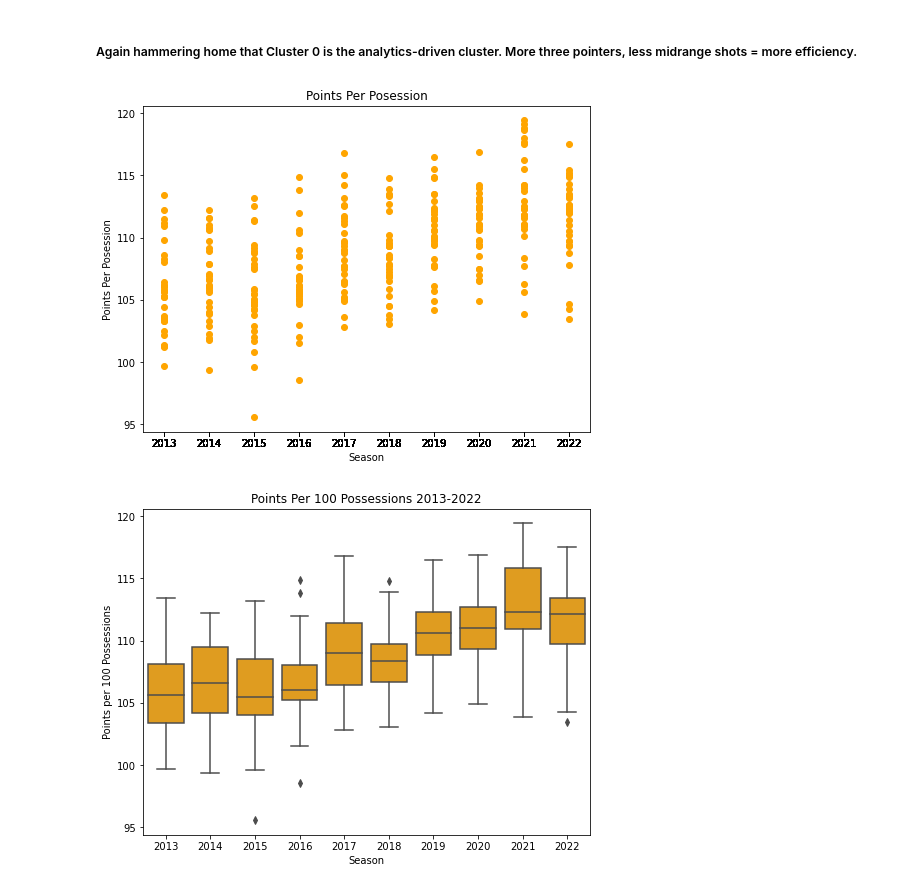
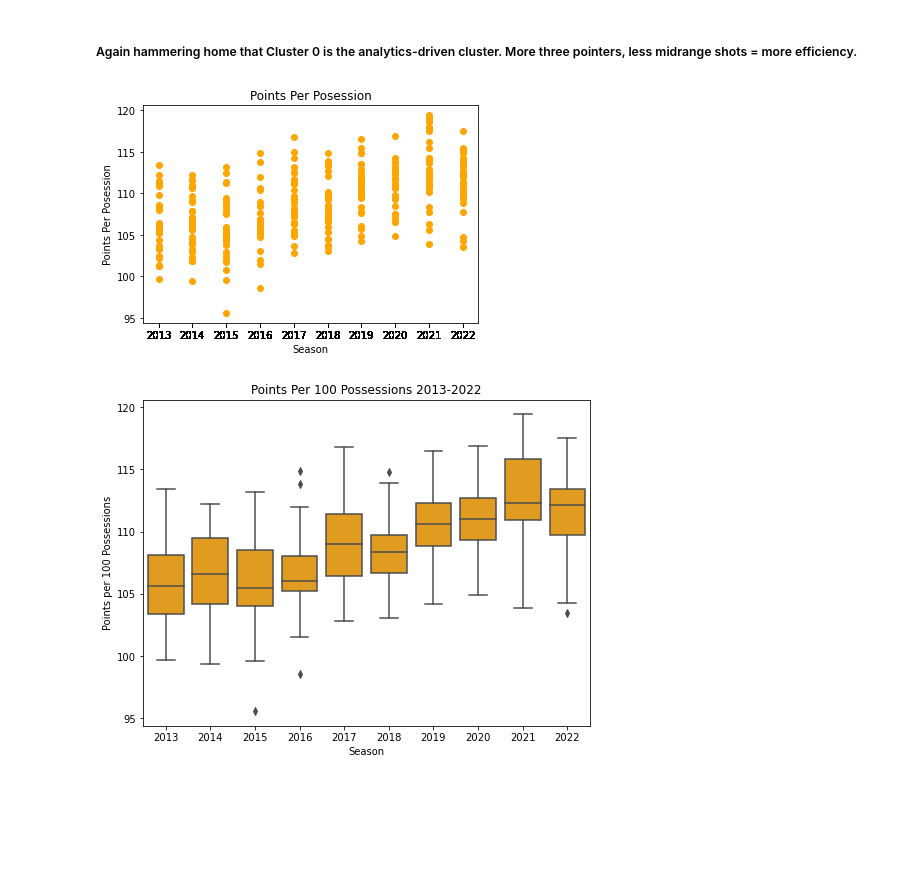
Before and after one commit to aothree/NBA-Style-of-Play, a Jupyter notebook: 03_model_and_post-model_eda.ipynb, the cells around one changed output. Saved outputs shown, nothing was run; the diff lists cells and outputs as text; code cells hidden in the pictures; blank space fills up the shorter version.

```diff
--- a/03_model_and_post-model_eda.ipynb
+++ b/03_model_and_post-model_eda.ipynb
@@ -444,15 +444,15 @@ pace.loc[(pace.Team == 'Average')]
 # %% [markdown]
 ##### Again hammering home that Cluster 0 is the analytics-driven cluster.  More three pointers, less midrange shots = more efficiency.
 # %%
-plt.figure(figsize = (8,6))
+plt.figure(figsize = (6,4))
 plt.plot(pace['year'], pace['OFFENSE: Pts/Poss'], 'bo', color = 'orange')
 plt.title('Points Per Posession')
 plt.ylabel('Points Per Posession')
 plt.xlabel('Season')
 plt.xticks(pace['year'])
 plt.savefig("./Visuals/Points per 100poss scatter.jpg", bbox_inches="tight", dpi=100);
 # %% [output]
-[figure, old version]
+[figure, new version]
 # %%
 plt.figure(figsize = (8,6))
 sns.boxplot(pace['year'], pace['OFFENSE: Pts/Poss'], color = 'orange')
```
Also changed, not shown: 2 other files.
